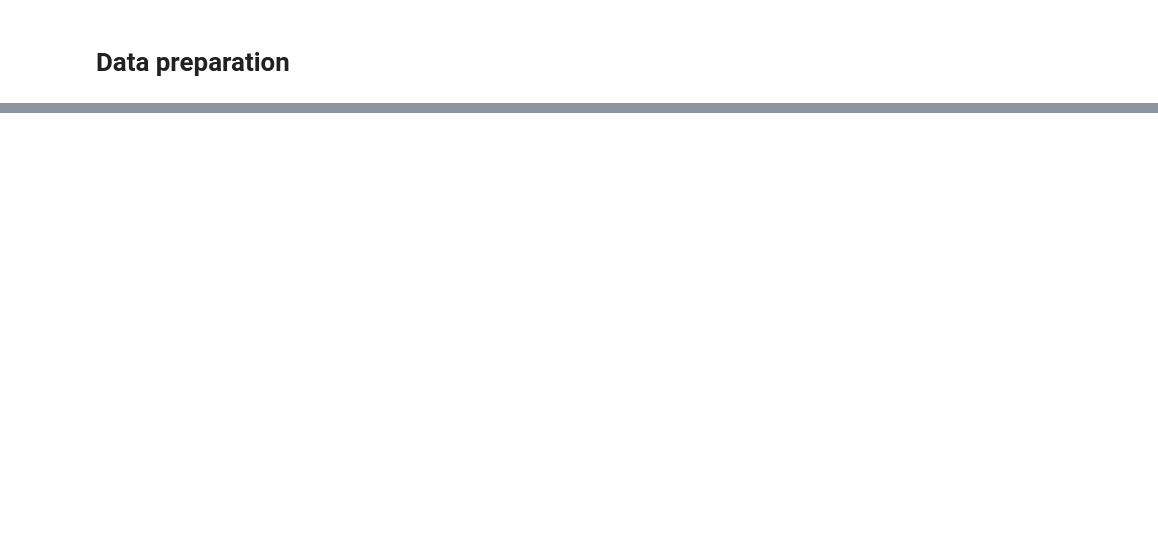
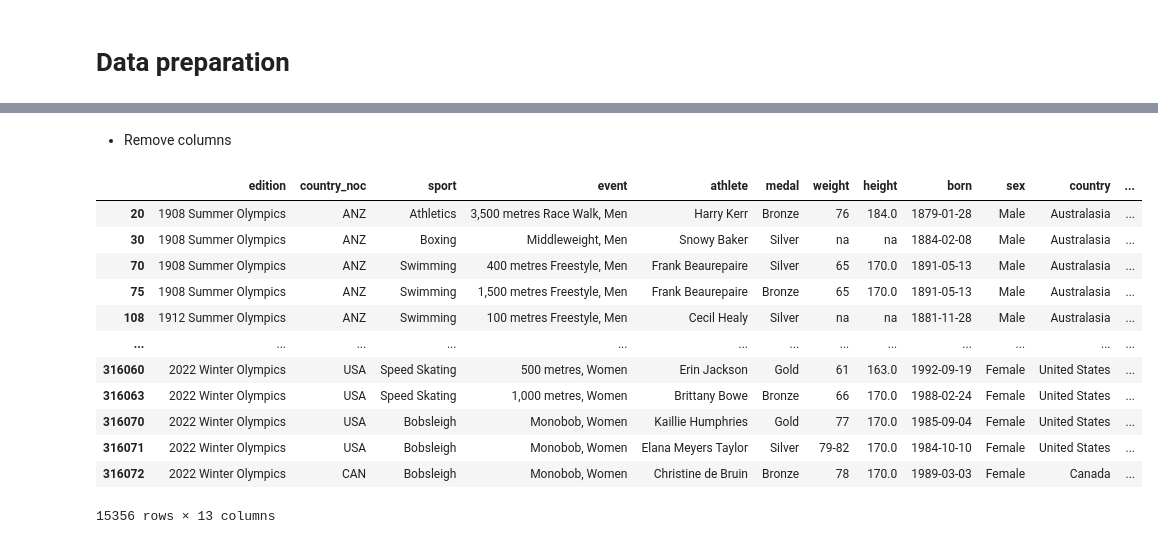
Before and after one commit to maximlesy/big-data-olympic-games, a Jupyter notebook: data-exploration/preparation.ipynb, the cells around one changed output, grey strips where cells are left out. Cells and saved outputs as stored; diff of their text form; code cells hidden in the pictures; blank space fills up the shorter version.

Commit message:
Prepare final dataset

```diff
--- a/data-exploration/preparation.ipynb
+++ b/data-exploration/preparation.ipynb
@@ -73,0 +32,3 @@ athlete_results
+# %%
+dataset = dataset.merge(countries[['country_noc', 'country']], on='country_noc', how='left')
+dataset
@@ -73,0 +51,3 @@ athlete_results
+# %%
+dataset = dataset.merge(games[['edition_id', 'year', 'city']], on='edition_id', how='left')
+dataset
@@ -73,0 +70,3 @@ athlete_results
+# %%
+dataset = dataset[dataset['isTeamSport'] == False]
+dataset
@@ -73,0 +89,3 @@ athlete_results
+# %%
+dataset = dataset[dataset['medal'] != 'na']
+dataset
@@ -73,0 +106,20 @@ athlete_results
+# %% [markdown]
+- Remove columns
+# %%
+
+dataset = dataset.drop(columns=['edition_id', 'result_id', 'athlete_id', 'pos', 'isTeamSport'])
+dataset
+# %% [output]
+|  | edition | country_noc | sport | event | athlete | medal | weight | height | born | sex | country | ... |
+| 20 | 1908 Summer Olympics | ANZ | Athletics | 3,500 metres Race Walk, Men | Harry Kerr | Bronze | 76 | 184.0 | 1879-01-28 | Male | Australasia | ... |
+| 30 | 1908 Summer Olympics | ANZ | Boxing | Middleweight, Men | Snowy Baker | Silver | na | na | 1884-02-08 | Male | Australasia | ... |
+| 70 | 1908 Summer Olympics | ANZ | Swimming | 400 metres Freestyle, Men | Frank Beaurepaire | Silver | 65 | 170.0 | 1891-05-13 | Male | Australasia | ... |
+| 75 | 1908 Summer Olympics | ANZ | Swimming | 1,500 metres Freestyle, Men | Frank Beaurepaire | Bronze | 65 | 170.0 | 1891-05-13 | Male | Australasia | ... |
+| 108 | 1912 Summer Olympics | ANZ | Swimming | 100 metres Freestyle, Men | Cecil Healy | Silver | na | na | 1881-11-28 | Male | Australasia | ... |
+| ... | ... | ... | ... | ... | ... | ... | ... | ... | ... | ... | ... | ... |
+| 316060 | 2022 Winter Olympics | USA | Speed Skating | 500 metres, Women | Erin Jackson | Gold | 61 | 163.0 | 1992-09-19 | Female | United States | ... |
+| 316063 | 2022 Winter Olympics | USA | Speed Skating | 1,000 metres, Women | Brittany Bowe | Bronze | 66 | 170.0 | 1988-02-24 | Female | United States | ... |
+| 316070 | 2022 Winter Olympics | USA | Bobsleigh | Monobob, Women | Kaillie Humphries | Gold | 77 | 170.0 | 1985-09-04 | Female | United States | ... |
+| 316071 | 2022 Winter Olympics | USA | Bobsleigh | Monobob, Women | Elana Meyers Taylor | Silver | 79-82 | 170.0 | 1984-10-10 | Female | United States | ... |
+| 316072 | 2022 Winter Olympics | CAN | Bobsleigh | Monobob, Women | Christine de Bruin | Bronze | 78 | 170.0 | 1989-03-03 | Female | Canada | ... |
+15356 rows × 13 columns
```
Also changed, not shown: parts of 22 cells of this notebook, 1 other file.
